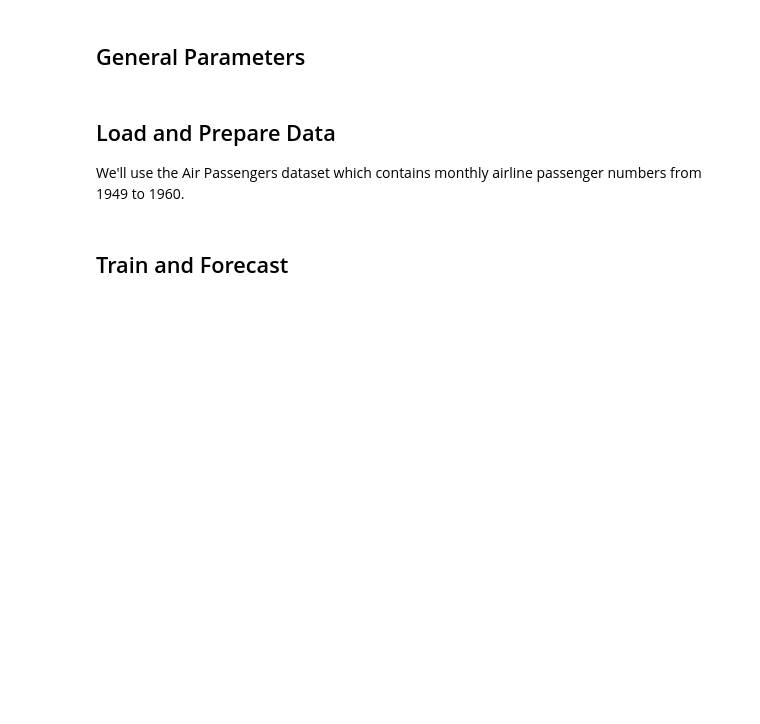
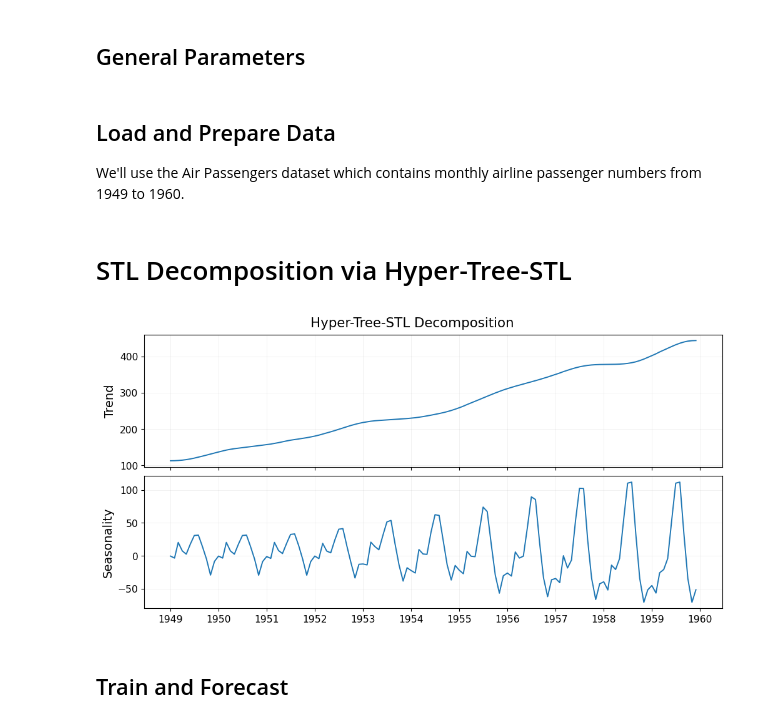
Before and after one commit to StatMixedML/Hyper-Trees, a Jupyter notebook: examples/Basic Walkthrough.ipynb, the cells around one changed output. Drawn from its saved outputs; the diff is of its cells as text; code cells hidden in the pictures; blank space fills up the shorter version.

```diff
--- a/examples/Basic Walkthrough.ipynb
+++ b/examples/Basic Walkthrough.ipynb
@@ -56,6 +60,43 @@ df["quarter"] = df['date'].dt.quarter
 # Split into train and test
 test = df.tail(fcst_h)
 train = df.drop(test.index)
+# %% [markdown]
+# STL Decomposition via Hyper-Tree-STL
+# %%
+np.random.seed(seed)
+
+# Initialize
+ht_stl = HyperTreeSTL(
+    period=12,
+    num_seasonal_components=num_seasonal_components,
+    freq=freq,
+    fcst_h=fcst_h,
+)
+
+# Add time feature
+df_stl = df.copy()
+df_stl['time'] = df_stl.groupby("series_id").cumcount() + 1
+test_stl = df_stl.tail(fcst_h)
+train_stl = df_stl.drop(test_stl.index)
+
+# Train
+ht_stl.train(
+    lgb_params=ht_params,
+    num_iterations=num_iterations,
+    train_data=train_stl,
+    seed=seed,
+    verbose=-1
+)
+
+# Extract STL parameters
+stl_df = ht_stl.forecast(
+    train_stl,
+    type="components",
+)
+
+plot_stl(stl_df)
+# %% [output]
+[figure, added]
 # %% [markdown]
 ## Train and Forecast
 # %% [markdown]
```
Also changed, not shown: parts of 13 cells of this notebook, 19 other files.
